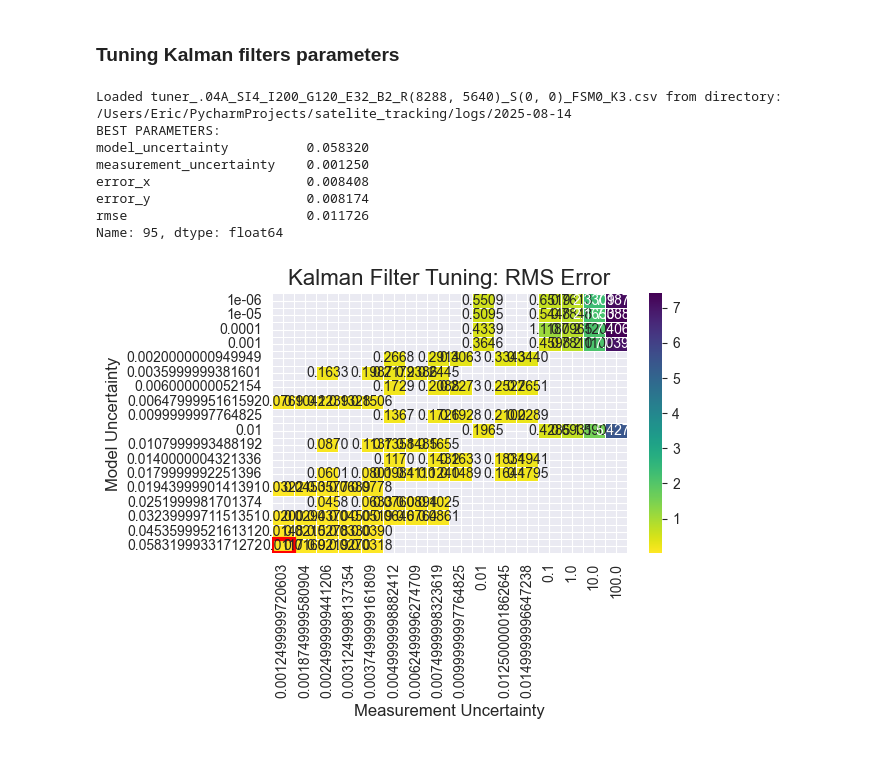
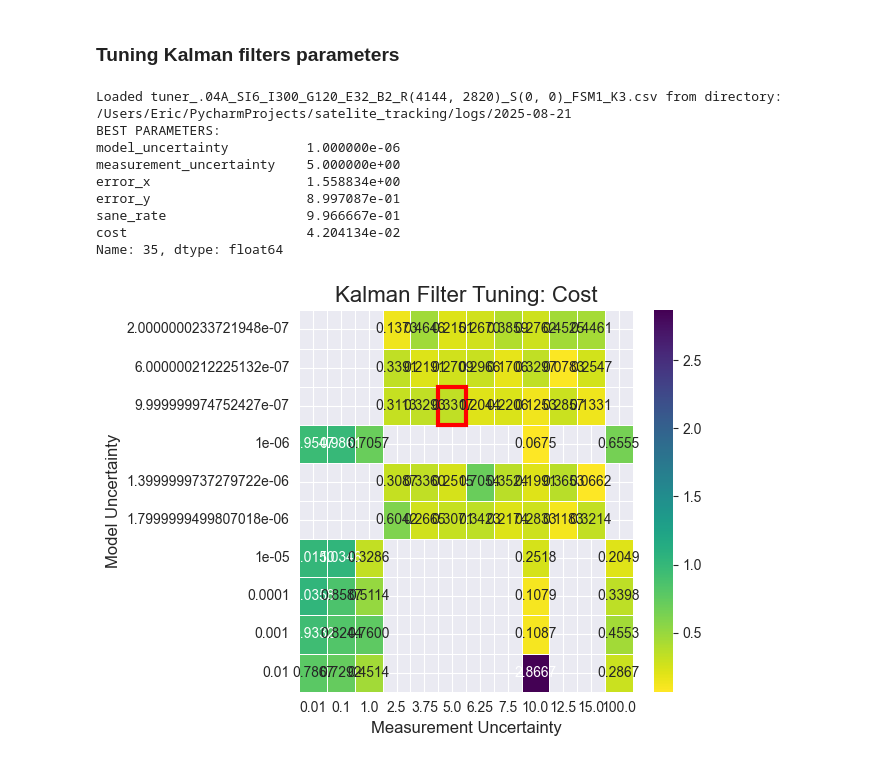
Before and after one commit to Bloodaxe90/Satellite_Tracking, a Jupyter notebook: notebooks/inference.ipynb, the cells around one changed output. Cells and saved outputs as stored; diff of their text form; code cells hidden in the pictures.

```diff
--- a/notebooks/inference.ipynb
+++ b/notebooks/inference.ipynb
@@ -786,52 +786,58 @@ plt.show()
 # %% [markdown]
 ### Tuning Kalman filters parameters
 # %%
-results = load_results(root_dir, "tuner_.04A_SI4_I400_G120_E32_B2_R(8288, 5640)_S(0, 0)_FSM0_K3.csv", "2025-08-14")
+results = load_results(root_dir, "tuner_.04A_SI6_I300_G120_E32_B2_R(4144, 2820)_S(0, 0)_FSM1_K3.csv", "2025-08-21")
 
-results["rmse"] = np.sqrt(results['error_x']**2 + results['error_y']**2)
+ERROR_WEIGHT = 2
+SANE_WEIGHT = 1
+rmse = np.sqrt(results['error_x']**2 + results['error_y']**2)
+normalized_rmse = (rmse - rmse.min()) / (rmse.max() - rmse.min())
+results["cost"] = (ERROR_WEIGHT * normalized_rmse) + \
+                        (SANE_WEIGHT * (1 - results['sane_rate']))
 
 heatmap_data = results.pivot_table(
     index='model_uncertainty',
     columns='measurement_uncertainty',
-    values='rmse'
+    values='cost'
 )
 
-best_params = results.loc[results['rmse'].idxmin()]
+best_params = results.loc[results['cost'].idxmin()]
 
 ax = sns.heatmap(
     heatmap_data,
     annot=True,
     fmt=".4f",
     cmap="viridis_r",
     linewidths=.5
 )
 
-ax.set_title('Kalman Filter Tuning: RMS Error', fontsize=16)
+ax.set_title('Kalman Filter Tuning: Cost', fontsize=16)
 ax.set_xlabel('Measurement Uncertainty', fontsize=12)
 ax.set_ylabel('Model Uncertainty', fontsize=12)
 
 best_q = best_params['model_uncertainty']
 best_r = best_params['measurement_uncertainty']
 print(f"BEST PARAMETERS:\n{best_params}")
 
 best_y_idx = heatmap_data.index.get_loc(best_q)
 best_x_idx = heatmap_data.columns.get_loc(best_r)
 
 ax.add_patch(plt.Rectangle((best_x_idx, best_y_idx), 1, 1,
                             fill=False, edgecolor='red', lw=3))
 
 plt.tight_layout()
 plt.show()
 # %% [output]
-Loaded tuner_.04A_SI4_I200_G120_E32_B2_R(8288, 5640)_S(0, 0)_FSM0_K3.csv from directory: /Users/Eric/PycharmProjects/satelite_tracking/logs/2025-08-14
+Loaded tuner_.04A_SI6_I300_G120_E32_B2_R(4144, 2820)_S(0, 0)_FSM1_K3.csv from directory: /Users/Eric/PycharmProjects/satelite_tracking/logs/2025-08-21
 BEST PARAMETERS:
-model_uncertainty          0.058320
-measurement_uncertainty    0.001250
-error_x                    0.008408
-error_y                    0.008174
-rmse                       0.011726
-Name: 95, dtype: float64
+model_uncertainty          1.000000e-06
+measurement_uncertainty    5.000000e+00
+error_x                    1.558834e+00
+error_y                    8.997087e-01
+sane_rate                  9.966667e-01
+cost                       4.204134e-02
+Name: 35, dtype: float64
-[figure, old version]
+[figure, new version]
 # %%
 fig = plt.figure(figsize=(12, 12))
 ax = fig.add_subplot(111, projection='3d')
```
Also changed, not shown: parts of 10 cells of this notebook, 22 other files.
